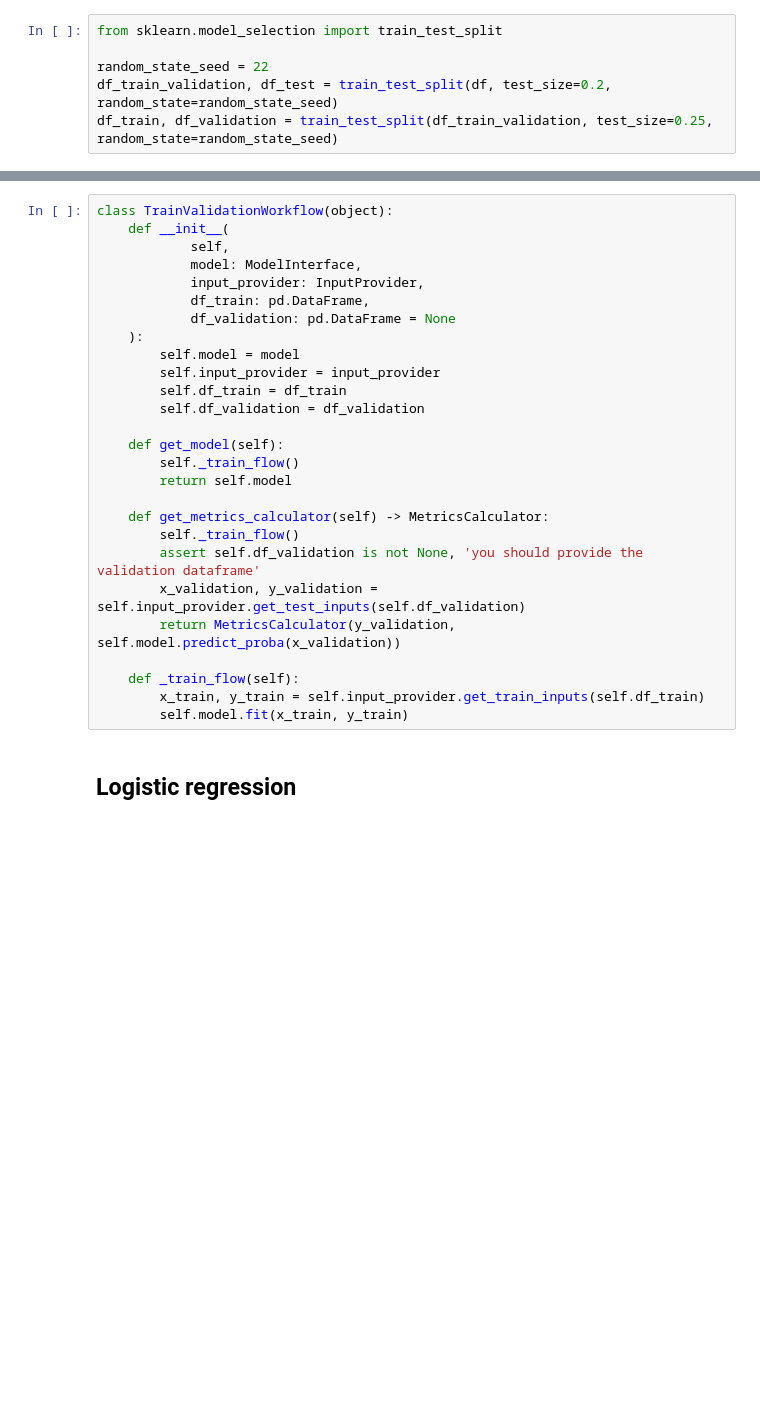
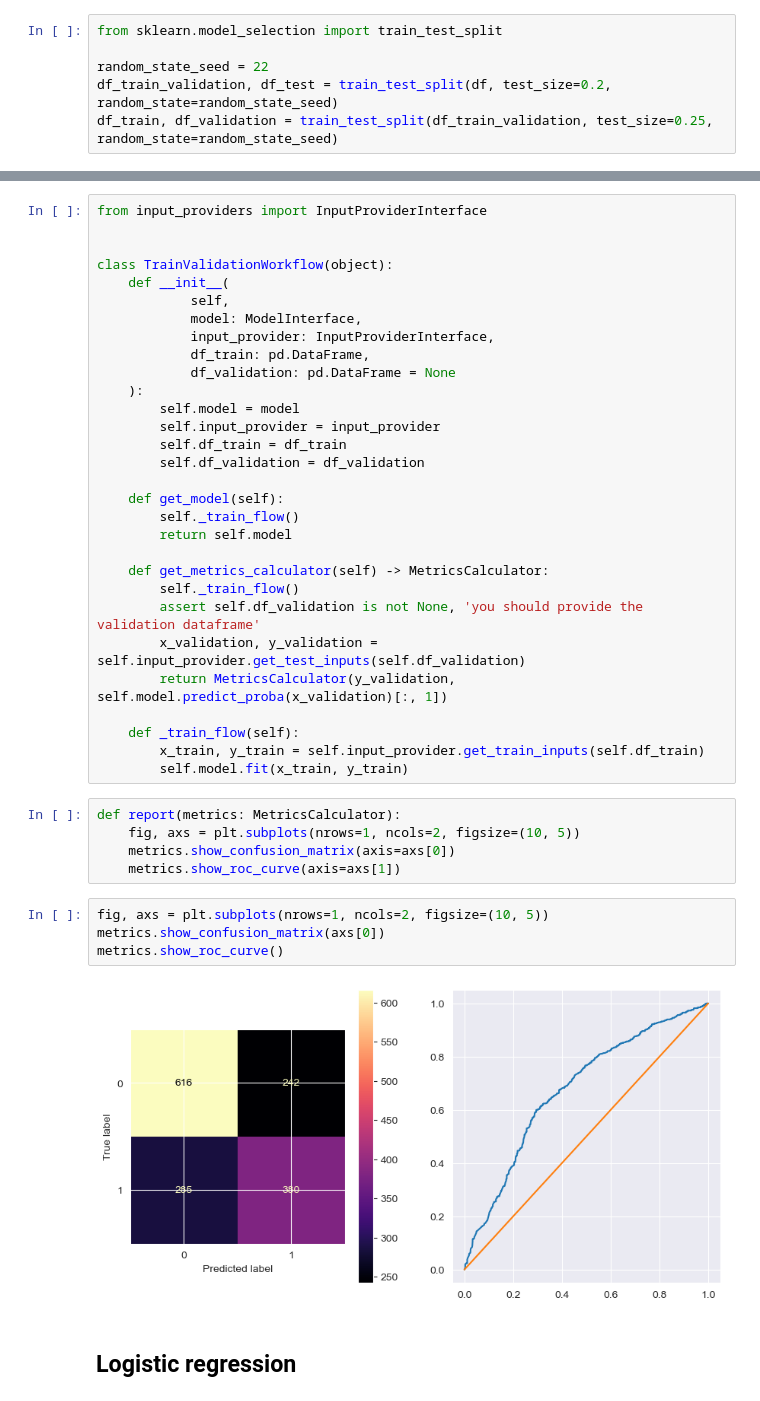
Before and after one commit to shayansm2/kaggle-playground, a Jupyter notebook: nlp-getting-started/models.ipynb, the cells around one changed output, grey strips where cells are left out. Saved outputs shown, nothing was run; the diff lists cells and outputs as text; blank space fills up the shorter version.

```diff
--- a/nlp-getting-started/models.ipynb
+++ b/nlp-getting-started/models.ipynb
@@ -95,9 +82,12 @@ array([['crashed', 119, 1, ..., 1, 0, 0],
 # %%
+from input_providers import InputProviderInterface
+
+
 class TrainValidationWorkflow(object):
     def __init__(
             self,
             model: ModelInterface,
-            input_provider: InputProvider,
+            input_provider: InputProviderInterface,
             df_train: pd.DataFrame,
             df_validation: pd.DataFrame = None
     ):
@@ -114,11 +104,22 @@ class TrainValidationWorkflow(object):
         self._train_flow()
         assert self.df_validation is not None, 'you should provide the validation dataframe'
         x_validation, y_validation = self.input_provider.get_test_inputs(self.df_validation)
-        return MetricsCalculator(y_validation, self.model.predict_proba(x_validation))
+        return MetricsCalculator(y_validation, self.model.predict_proba(x_validation)[:, 1])
 
     def _train_flow(self):
         x_train, y_train = self.input_provider.get_train_inputs(self.df_train)
         self.model.fit(x_train, y_train)
+# %%
+def report(metrics: MetricsCalculator):
+    fig, axs = plt.subplots(nrows=1, ncols=2, figsize=(10, 5))
+    metrics.show_confusion_matrix(axis=axs[0])
+    metrics.show_roc_curve(axis=axs[1])
+# %%
+fig, axs = plt.subplots(nrows=1, ncols=2, figsize=(10, 5))
+metrics.show_confusion_matrix(axs[0])
+metrics.show_roc_curve()
+# %% [output]
+[figure, added]
 # %% [markdown]
 ## Logistic regression
 # %%
```
Also changed, not shown: parts of 8 cells of this notebook, 1 other file.
